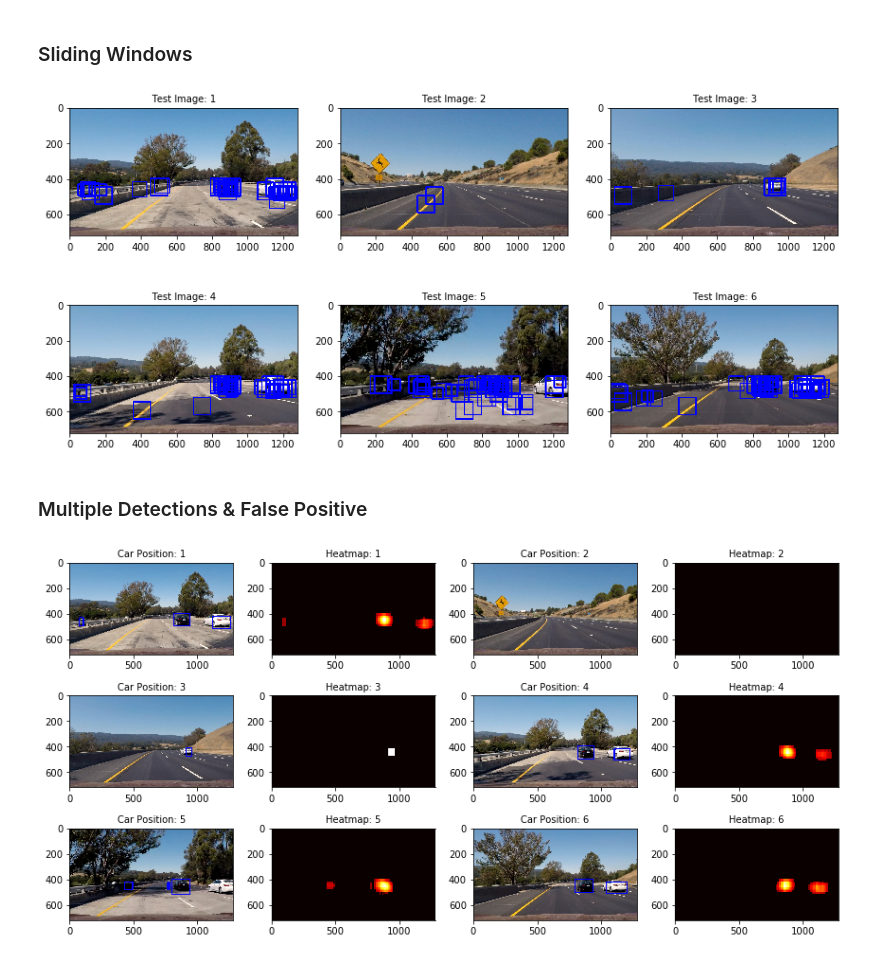
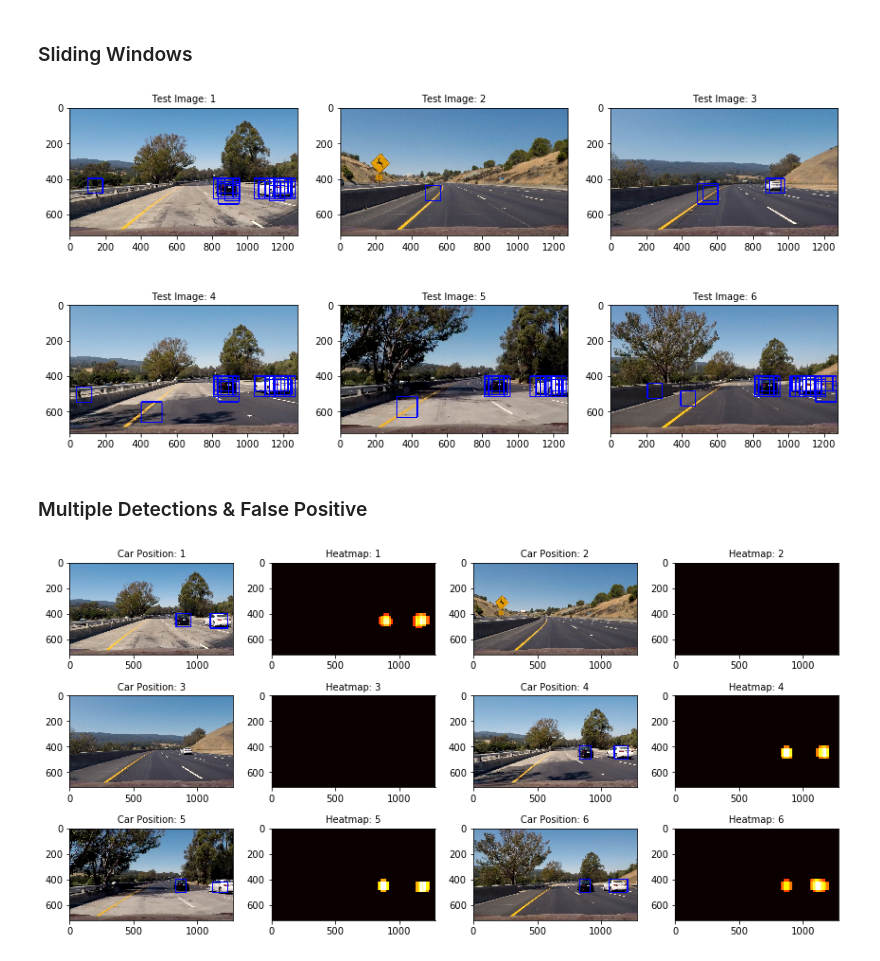
Before and after one commit to gwwang16/CarND-Vehicle-Detection, a Jupyter notebook: code/Vehicle_detection.ipynb, the cells around one changed output. Drawn from its saved outputs; the diff is of its cells as text; code cells hidden in the pictures.

```diff
--- a/code/Vehicle_detection.ipynb
+++ b/code/Vehicle_detection.ipynb
@@ -132,13 +132,13 @@ plt.savefig(img_dir + "car_not_car.png", dpi=300, bbox_inches='tight')
 ### HOG Visulization
 # %%
 # Params initialization
-feature_params = {'orient': 9,
-                  'pix_per_cell': 8,
+feature_params = {'orient': 11,
+                  'pix_per_cell': 16,
                   'cell_per_block': 2,
                   'hog_channel': 'ALL',
                   'spatial_size': (32,32),
                   'hist_bins': 32,
-                  'spatial_feat': True,
+                  'spatial_feat': False,
                   'hist_feat': True,
                   'hog_feat': True,
                   'color_space': 'YCrCb'}
@@ -316,7 +316,7 @@ def find_cars(img, scale, svc, X_scaler, feature_params, ystart, ystop):
     # 64 was the orginal sampling rate, with 8 cells and 8 pix per cell
     window = 64
     nblocks_per_window = (window // pix_per_cell) - cell_per_block + 1
-    cells_per_step = 2  # Instead of overlap, define how many cells to step
+    cells_per_step = 1  # Instead of overlap, define how many cells to step
     nxsteps = (nxblocks - nblocks_per_window) // cells_per_step + 1
     nysteps = (nyblocks - nblocks_per_window) // cells_per_step + 1
 
@@ -342,12 +342,12 @@ def find_cars(img, scale, svc, X_scaler, feature_params, ystart, ystop):
             subimg = cv2.resize(ctrans_tosearch[ytop:ytop+window, xleft:xleft+window], (64,64))
 
             # Get color features
-            spatial_features = bin_spatial(subimg, size=spatial_size)
+#             spatial_features = bin_spatial(subimg, size=spatial_size)
             hist_features = color_hist(subimg, nbins=hist_bins)
 
             # Scale features and make a prediction
-            test_features = X_scaler.transform(np.hstack((spatial_features, hist_features, hog_features)).reshape(1, -1))
-            #test_features = X_scaler.transform(np.hstack((shape_feat, hist_feat)).reshape(1, -1))
+#             test_features = X_scaler.transform(np.hstack((spatial_features, hist_features, hog_features)).reshape(1, -1))
+            test_features = X_scaler.transform(np.hstack((hist_features, hog_features)).reshape(1, -1))
             test_prediction = svc.predict(test_features)
 
             if test_prediction == 1:
@@ -362,12 +362,9 @@ def multi_scale(img, scales, svc, X_scaler, feature_params):
     draw_img = np.copy(img)
     box_lists = []
     for scale in scales:
-        if scale < 1.3:
+        if scale < 1.5:
             ystart = 400
-            ystop = 550
-        elif scale >= 1.3 and scale < 1.5:
-            ystart = 400
-            ystop = 600
+            ystop = 580
         else:
             ystart = 400
             ystop = 660
@@ -379,21 +376,21 @@ def multi_scale(img, scales, svc, X_scaler, feature_params):
 # %%
 test_images = glob.glob("../test_images/*.jpg")
 i = 0
 plt.figure(figsize=(12,6))
 for test_image in test_images:
     test_num = len(test_images)
     image = mpimg.imread(test_image)
-    scales = [1, 1.3, 1.5]
+    scales = [1.3, 1.8]
     out_img, box_lists = multi_scale(image, scales, svc, X_scaler, feature_params)
 
     plt.subplot(2,3,i+1)
     plt.imshow(out_img)
     plt.title('Test Image: {}'.format(i+1), fontsize=10)
     i += 1
 plt.tight_layout()
 plt.savefig(img_dir + "boxes.png", dpi=300, bbox_inches='tight')
 # %% [output]
-[figure, old version]
+[figure, new version]
 # %% [markdown]
 ### Multiple Detections & False Positive
 # %%
@@ -445,7 +442,7 @@ j = 0
 plt.figure(figsize=(12,6))
 for test_image in test_images:
     image = mpimg.imread(test_image)
-    scales = [1, 1.3, 1.5]
+    scales = [1.3, 1.8]
     out_img, box_lists = multi_scale(image, scales, svc, X_scaler, feature_params)
     draw_img, heatmap = draw_heat_box(image, box_lists, 4)
 
@@ -463,4 +460,4 @@ for test_image in test_images:
 plt.tight_layout()
 plt.savefig(img_dir + "heatmap.png", dpi=300, bbox_inches='tight')
 # %% [output]
-[figure, old version]
+[figure, new version]
```
Also changed, not shown: parts of 4 cells of this notebook, 9 other files.
